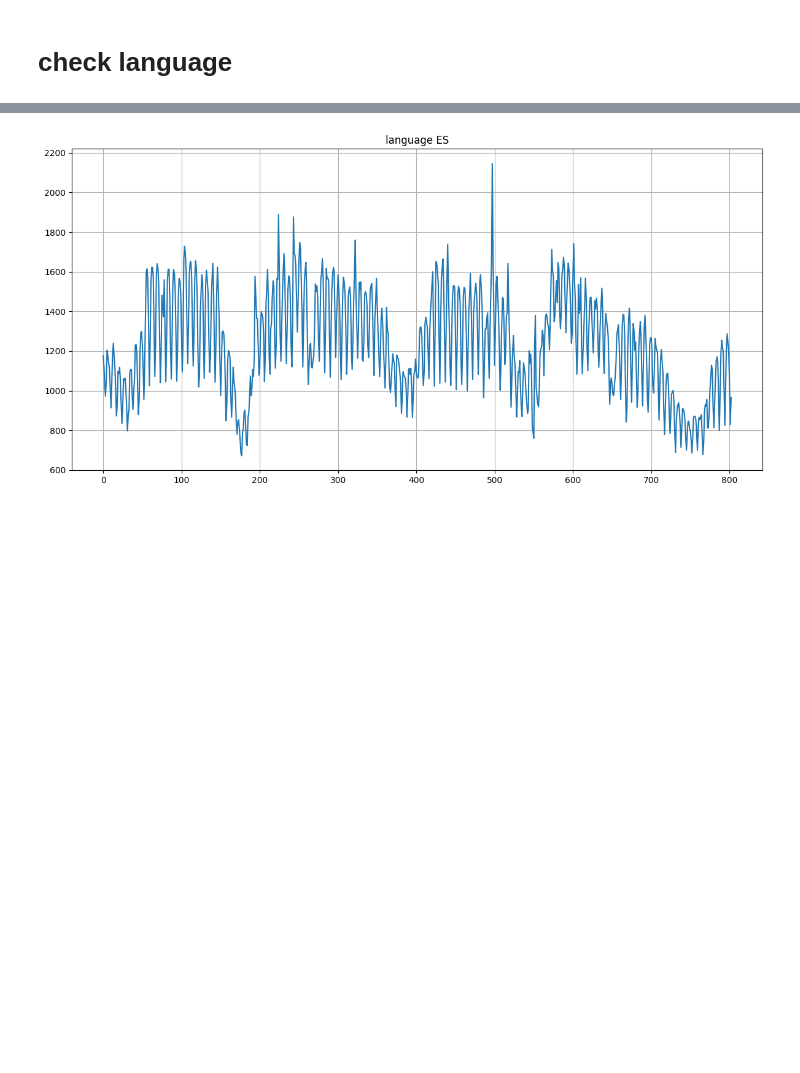
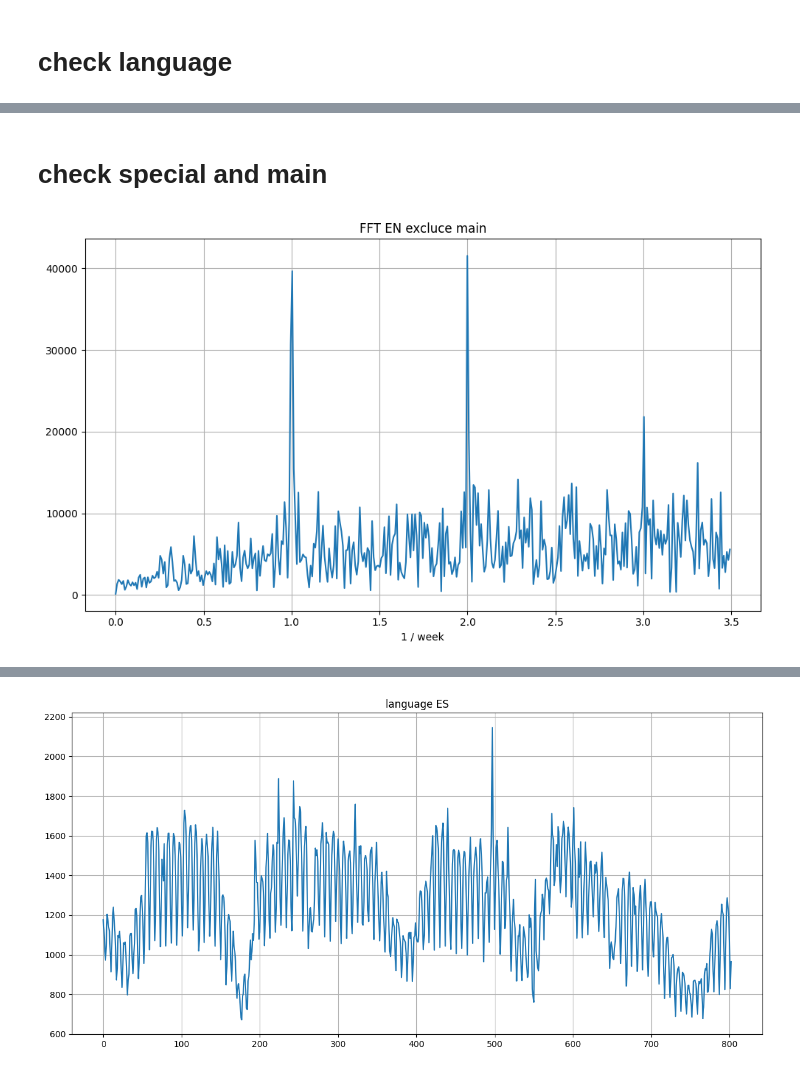
Before and after one commit to btbcy/ds_final, a Jupyter notebook: fft.ipynb, the cells around one changed output, grey strips where cells are left out. Cells and saved outputs as stored; diff of their text form; code cells hidden in the pictures; blank space fills up the shorter version.

```diff
--- a/fft.ipynb
+++ b/fft.ipynb
@@ -97,0 +97,2 @@ plt.show()
+# %% [markdown]
+# check special and main
@@ -97,0 +101,14 @@ plt.show()
+# %%
+mask_en = df_train['project'].str.contains('en\.')
+mask_main = df_train['Page'].str.contains('Main_Page|Special:')
+time_col = miscel_tool.extract_time_column_name(df_train)
+df_mean_not_main = df_train.loc[~mask_main & mask_en, time_col].mean()
+array_mean_not_main = df_mean_not_main.to_numpy()
+xf, yf = fft_tool.calc_fft(array_mean_not_main)
+fft_tool.plot_fft(
+    xf, yf,
+    title='FFT EN excluce main',
+    fig_name='fig/fft_en_exclude_main.png'
+)
+# %% [output]
+[figure, added]
```
Also changed, not shown: parts of 15 cells of this notebook, 1 other file.
